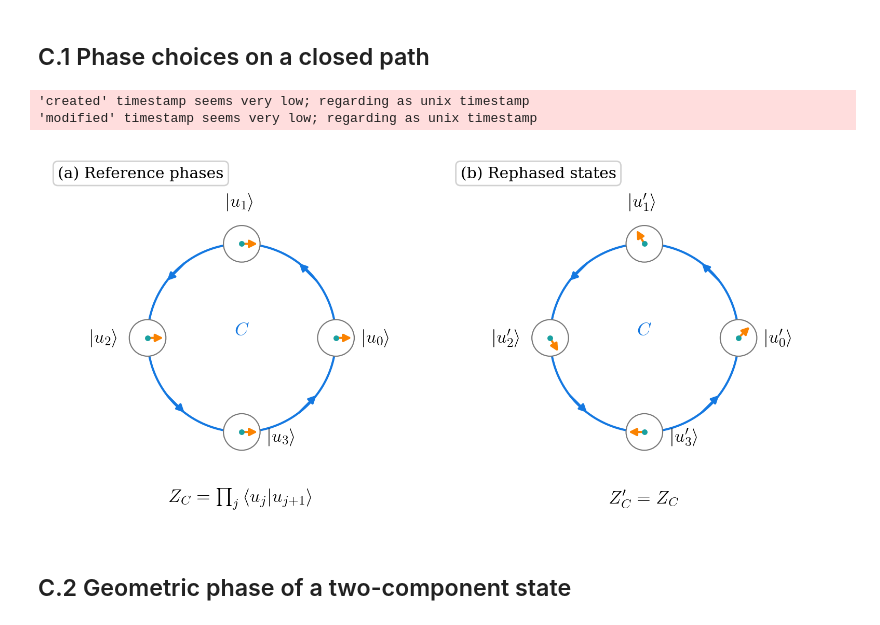
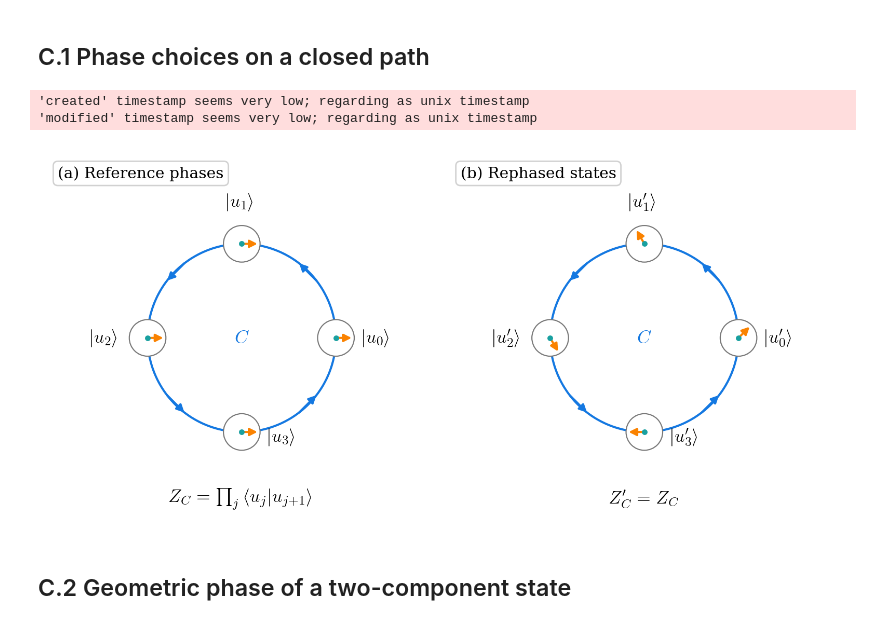
Before and after one commit to Photonico/PhD_thesis_20251216, a Jupyter notebook: figures_topo/figures_topo.ipynb, the cells around one changed output. Drawn from its saved outputs; the diff is of its cells as text; code cells hidden in the pictures.

```diff
--- a/figures_topo/figures_topo.ipynb
+++ b/figures_topo/figures_topo.ipynb
@@ -56,35 +56,35 @@ for panel, (ax, phases) in enumerate(zip(axes, gauges)):
     ax.axis("off")
     ax.set_title(titles[panel], loc="left", x=.025, y=.97, pad=0,
                  va="top", fontsize=subtitle, bbox=tab)
     t = np.linspace(0, 2*np.pi, 361)
     ax.plot(.72*np.cos(t), .72*np.sin(t), color=blue)
     for a in angles + np.pi/4:
         start = .72*np.array([np.cos(a-.13), np.sin(a-.13)])
         end = .72*np.array([np.cos(a+.13), np.sin(a+.13)])
         ax.annotate("", end, start, arrowprops=dict(arrow, color=blue))
     for j, (point, phase) in enumerate(zip(points, phases)):
         ax.add_patch(Circle(point, .14, facecolor="white", edgecolor=grey,
                             lw=.8, zorder=4))
         end = point + .12*np.array([np.cos(phase), np.sin(phase)])
         ax.annotate("", end, point, zorder=6, arrowprops=dict(arrow, color=orange))
         ax.plot(*point, marker="o", ms=3, color=teal, zorder=7)
         position = point + .32*np.array([np.cos(angles[j]), np.sin(angles[j])])
         if j == 3:
             position = point + [.32, -.04]
         name = rf"$\ket{{u_{j}}}$" if panel == 0 else rf"$\ket{{u'_{j}}}$"
         ax.text(*position, name, fontsize=label, ha="center", va="center", usetex=True)
-    ax.text(0, .02, r"$C$", fontsize=label, color=blue, ha="center")
+    ax.text(0, 0.00, r"$C$", fontsize=label, color=blue, va="center", ha="center")
     formula = (r"$Z_C=\prod_j\braket{u_j|u_{j+1}}$" if panel == 0
                else r"$Z'_C=Z_C$")
     ax.text(0, -1.23, formula, fontsize=label, ha="center", va="center", usetex=True)
 
 fig.savefig(output_directory / "C.1_phase_gauge.pdf", metadata={"CreationDate": None})
 plt.show()
 plt.close(fig)
 # %% [output]
 'created' timestamp seems very low; regarding as unix timestamp
 'modified' timestamp seems very low; regarding as unix timestamp
-[figure, old version]
+[figure, new version]
 # %% [markdown]
 ## C.2 Geometric phase of a two-component state
 # %%
```
Also changed, not shown: 1 other file.
